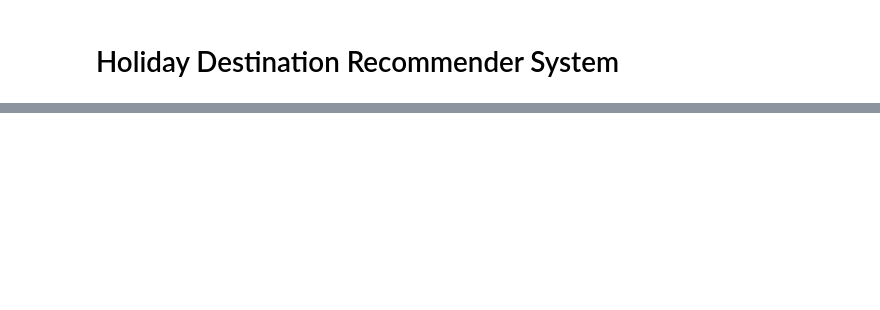
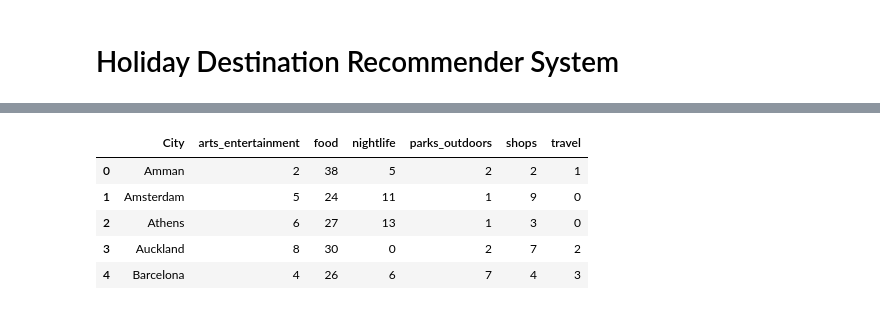
Before and after one commit to ArnaudCave/Coursera_Capstone, a Jupyter notebook: Holiday Recommender System.ipynb, the cells around one changed output, grey strips where cells are left out. Saved outputs shown, nothing was run; the diff lists cells and outputs as text; code cells hidden in the pictures; blank space fills up the shorter version.

```diff
--- a/Holiday Recommender System.ipynb
+++ b/Holiday Recommender System.ipynb
@@ -8,0 +187,22 @@ I would first need to determine a list of travel destinations. Entering "top 100
+# %%
+#The following piece of code is used to find how many venues of different types we have for each city
+
+City_onehot = pd.get_dummies(City_venues[['Venue Category']], prefix="", prefix_sep="") # one hot encoding
+
+City_onehot['City'] = City_venues['City'] # add city column back to dataframe
+
+fixed_columns = [City_onehot.columns[-1]] + list(City_onehot.columns[:-1]) # move city column to the first column
+City_onehot = City_onehot[fixed_columns]
+
+City_grouped = City_onehot.groupby('City').sum().reset_index() #Let's group rows by city and by taking the sum of occurrence of each category
+City_grouped['sum_venues'] = City_grouped.sum(axis=1)
+City_grouped = City_grouped.loc[City_grouped['sum_venues'] >= 50] #Exclude city where Foursquare might not be used a lot
+City_grouped = City_grouped.drop(['sum_venues','building','education','event'], axis  = 1).reset_index(drop = True) #Drop building, education and event due to low occurence
+City_grouped.head()
+# %% [output]
+|  | City | arts_entertainment | food | nightlife | parks_outdoors | shops | travel |
+| 0 | Amman | 2 | 38 | 5 | 2 | 2 | 1 |
+| 1 | Amsterdam | 5 | 24 | 11 | 1 | 9 | 0 |
+| 2 | Athens | 6 | 27 | 13 | 1 | 3 | 0 |
+| 3 | Auckland | 8 | 30 | 0 | 2 | 7 | 2 |
+| 4 | Barcelona | 4 | 26 | 6 | 7 | 4 | 3 |
```
Also changed, not shown: parts of 25 cells of this notebook.
